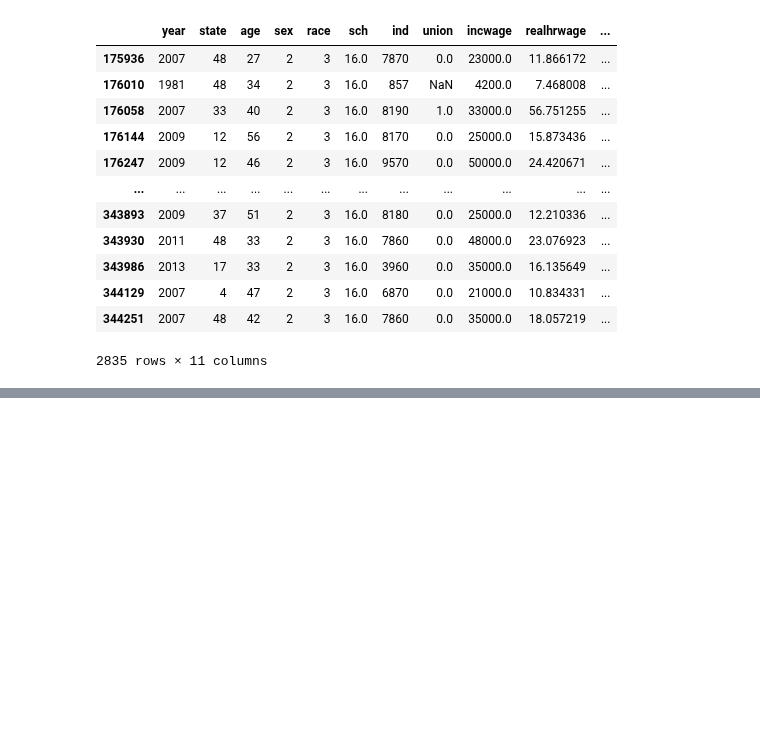
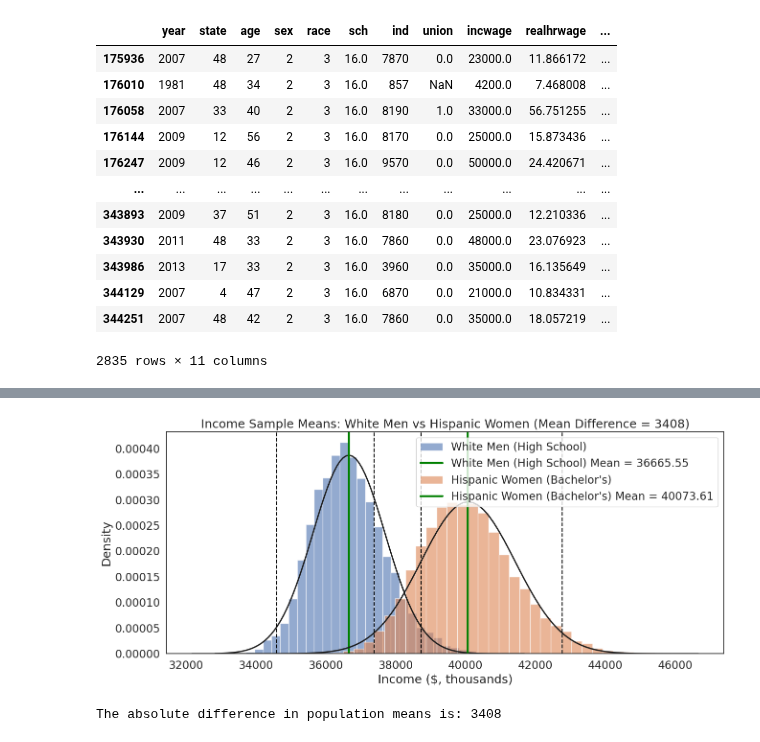
Before and after one commit to laiacoder/QM2, a Jupyter notebook: W5_Distributions_and_Basic_Statistics.ipynb, the cells around one changed output, grey strips where cells are left out. Drawn from its saved outputs; the diff is of its cells as text; code cells hidden in the pictures; blank space fills up the shorter version.

```diff
--- a/W5_Distributions_and_Basic_Statistics.ipynb
+++ b/W5_Distributions_and_Basic_Statistics.ipynb
@@ -792,0 +852,14 @@ df2
+# %%
+# Call the function for White Men and Hispanic Women
+mean_difference = two_hist_with_mean_diff(
+    [df2, df3],  # The two filtered dataframes
+    ['White Men (High School)', 'Hispanic Women (Bachelor\'s)'],  # Labels for the groups
+    'Income ($, thousands)',  # Label for the x-axis
+    'Income Sample Means: White Men vs Hispanic Women'  # Title for the plot
+)
+
+# Print the absolute difference in population means
+print(f"The absolute difference in population means is: {mean_difference}")
+# %% [output]
+[figure, added]
+The absolute difference in population means is: 3408
```
Also changed, not shown: parts of 13 cells of this notebook.
